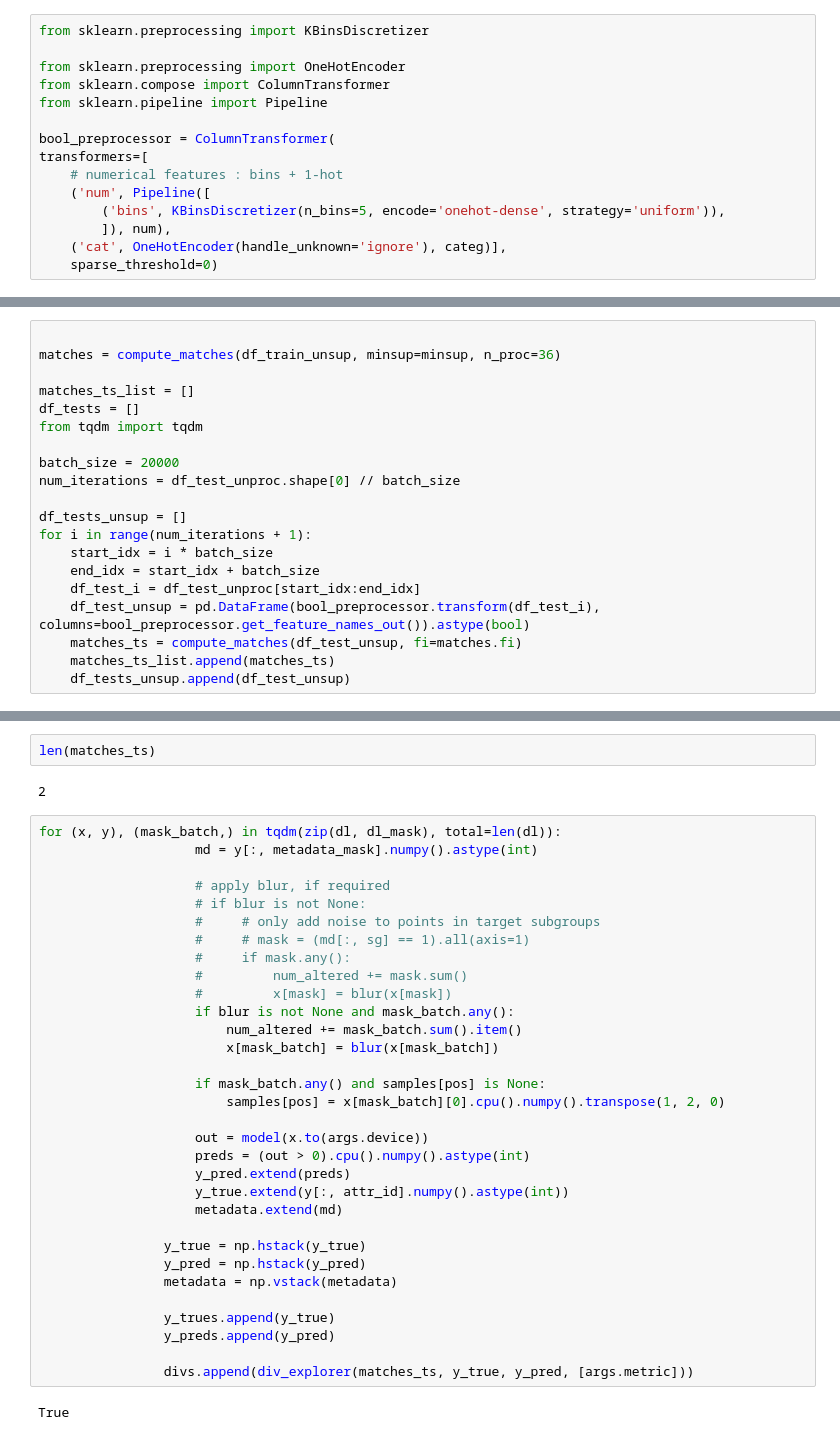
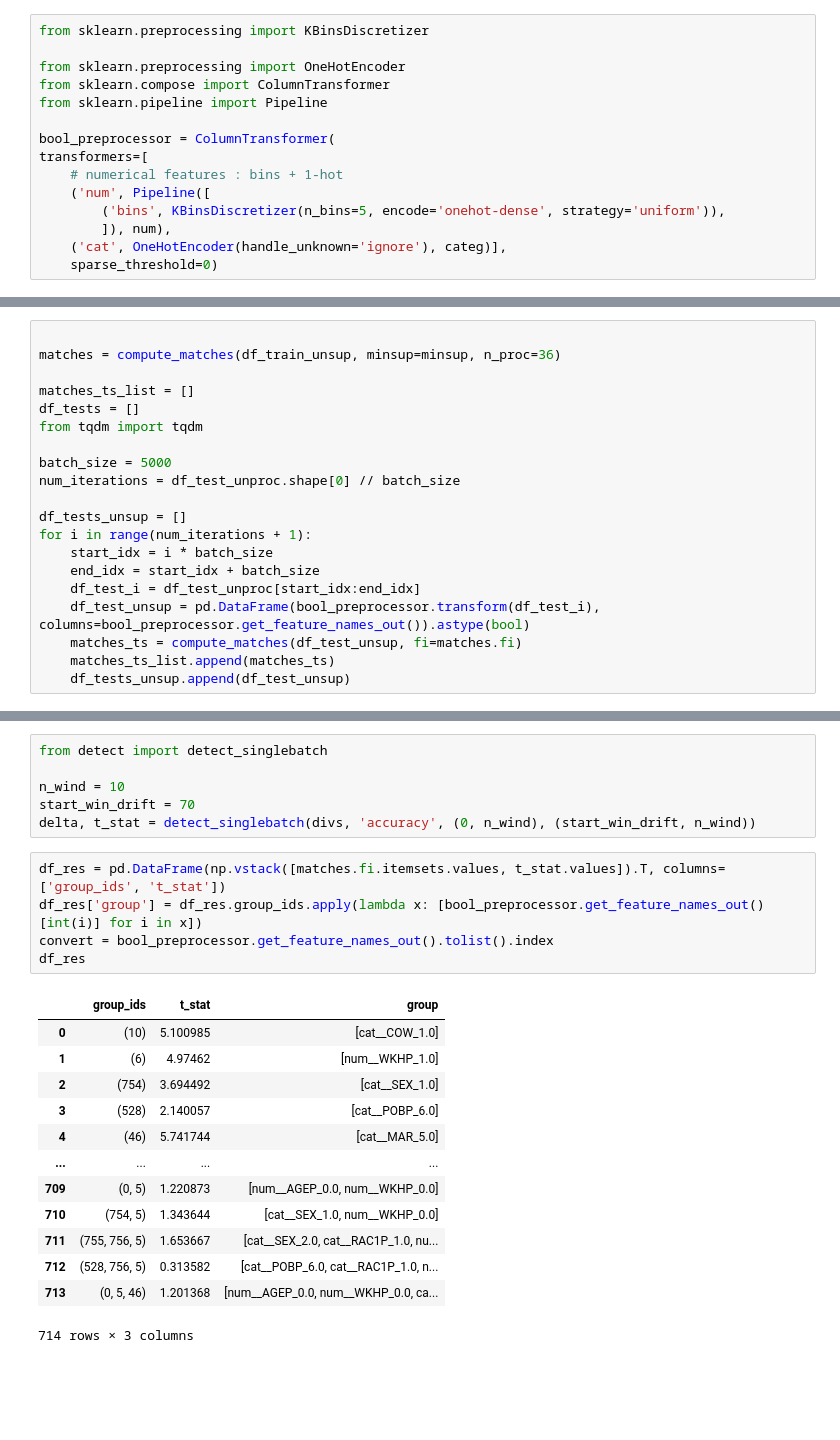
Before and after one commit to fgiobergia/DriftInspector, a Jupyter notebook: src/adult/folkstables.ipynb, the cells around one changed output, grey strips where cells are left out. Saved outputs shown, nothing was run; the diff lists cells and outputs as text; blank space fills up the shorter version.

```diff
--- a/src/adult/folkstables.ipynb
+++ b/src/adult/folkstables.ipynb
@@ -163,7 +165,7 @@ matches_ts_list = []
 df_tests = []
 from tqdm import tqdm
 
-batch_size = 20000
+batch_size = 5000
 num_iterations = df_test_unproc.shape[0] // batch_size
 
 df_tests_unsup = []
@@ -239,38 +200,25 @@ Matches(matches=<20000x6071 sparse array of type '<class 'numpy.bool_'>'
-# %%
-len(matches_ts)
-# %% [output]
-2
-# %%
-for (x, y), (mask_batch,) in tqdm(zip(dl, dl_mask), total=len(dl)):
-                    md = y[:, metadata_mask].numpy().astype(int)
-
-                    # apply blur, if required
-                    # if blur is not None:
-                    #     # only add noise to points in target subgroups
-                    #     # mask = (md[:, sg] == 1).all(axis=1)
-                    #     if mask.any():
-                    #         num_altered += mask.sum()
-                    #         x[mask] = blur(x[mask])
-                    if blur is not None and mask_batch.any():
-                        num_altered += mask_batch.sum().item()
-                        x[mask_batch] = blur(x[mask_batch])
-
-                    if mask_batch.any() and samples[pos] is None:
-                        samples[pos] = x[mask_batch][0].cpu().numpy().transpose(1, 2, 0)
-
-                    out = model(x.to(args.device))
-                    preds = (out > 0).cpu().numpy().astype(int)
-                    y_pred.extend(preds)
-                    y_true.extend(y[:, attr_id].numpy().astype(int))
-                    metadata.extend(md)
-
-                y_true = np.hstack(y_true)
-                y_pred = np.hstack(y_pred)
-                metadata = np.vstack(metadata)
-
-                y_trues.append(y_true)
-                y_preds.append(y_pred)
-
-                divs.append(div_explorer(matches_ts, y_true, y_pred, [args.metric]))
-# %% [output]
-True
+# %%
+from detect import detect_singlebatch
+
+n_wind = 10
+start_win_drift = 70
+delta, t_stat = detect_singlebatch(divs, 'accuracy', (0, n_wind), (start_win_drift, n_wind))
+# %%
+df_res = pd.DataFrame(np.vstack([matches.fi.itemsets.values, t_stat.values]).T, columns=['group_ids', 't_stat'])
+df_res['group'] = df_res.group_ids.apply(lambda x: [bool_preprocessor.get_feature_names_out()[int(i)] for i in x])
+convert = bool_preprocessor.get_feature_names_out().tolist().index
+df_res
+# %% [output]
+|  | group_ids | t_stat | group |
+| 0 | (10) | 5.100985 | [cat__COW_1.0] |
+| 1 | (6) | 4.97462 | [num__WKHP_1.0] |
+| 2 | (754) | 3.694492 | [cat__SEX_1.0] |
+| 3 | (528) | 2.140057 | [cat__POBP_6.0] |
+| 4 | (46) | 5.741744 | [cat__MAR_5.0] |
+| ... | ... | ... | ... |
+| 709 | (0, 5) | 1.220873 | [num__AGEP_0.0, num__WKHP_0.0] |
+| 710 | (754, 5) | 1.343644 | [cat__SEX_1.0, num__WKHP_0.0] |
+| 711 | (755, 756, 5) | 1.653667 | [cat__SEX_2.0, cat__RAC1P_1.0, nu... |
+| 712 | (528, 756, 5) | 0.313582 | [cat__POBP_6.0, cat__RAC1P_1.0, n... |
+| 713 | (0, 5, 46) | 1.201368 | [num__AGEP_0.0, num__WKHP_0.0, ca... |
+714 rows × 3 columns
```
Also changed, not shown: parts of 18 cells of this notebook.
